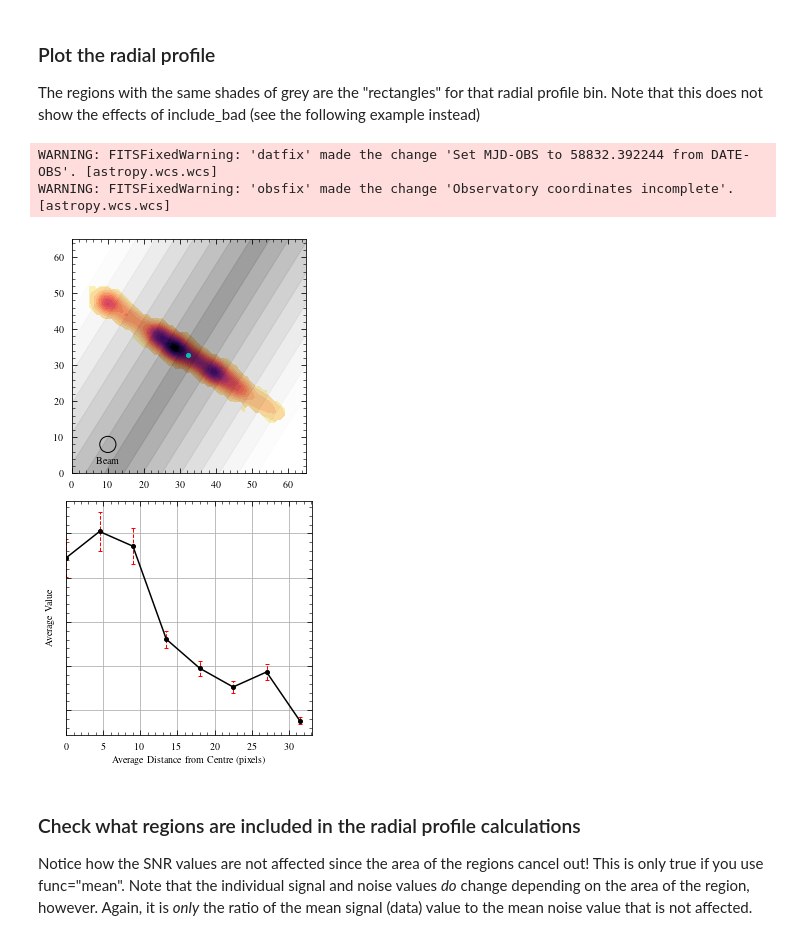
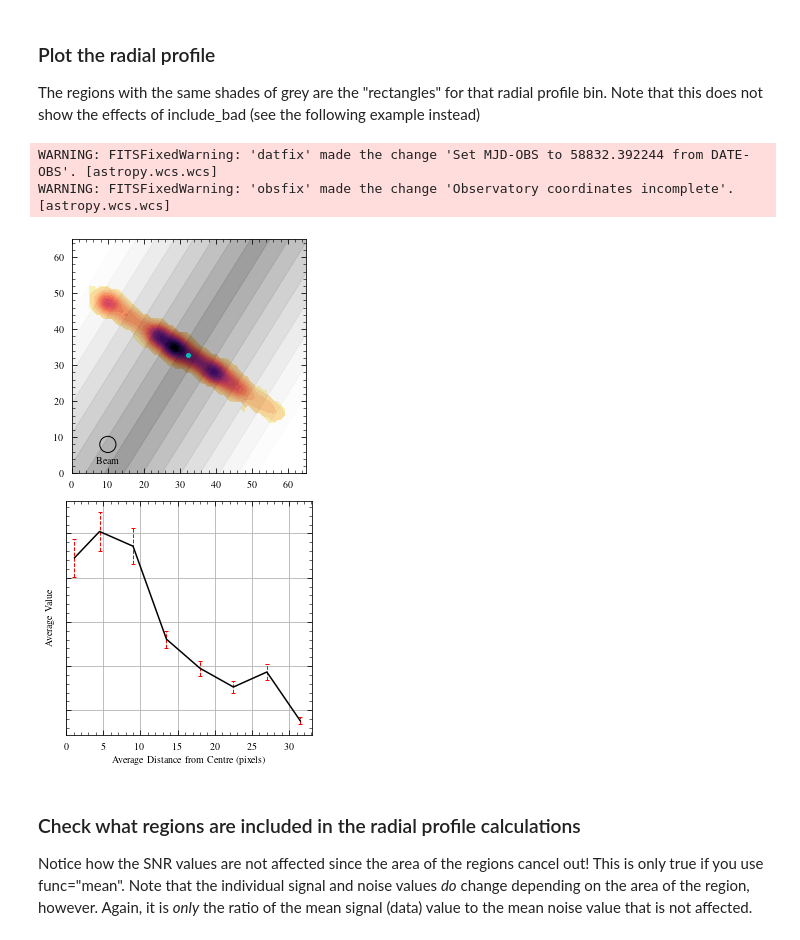
Before and after one commit to BearBearCodes/astro-utils, a Jupyter notebook: radial_profile/radial_profile_example.ipynb, the cells around one changed output. Cells and saved outputs as stored; diff of their text form; code cells hidden in the pictures.

```diff
--- a/radial_profile/radial_profile_example.ipynb
+++ b/radial_profile/radial_profile_example.ipynb
@@ -454,35 +465,35 @@ ellipse = Ellipse(
 ax1.add_patch(ellipse)
 xtxt, ytxt = (xbeam - 3.25, ybeam - 5.5)
 ax1.text(xtxt, ytxt, "Beam")
 ax1.grid(False)
 ax1.set_aspect("equal")
 ax1.set_xlim(0, data_co.shape[0])
 ax1.set_ylim(0, data_co.shape[1])
 #
 ax2 = fig.add_subplot(2, 1, 2)
 ebar2 = ax2.errorbar(
     x=NGC4222_rp.radii,
     y=NGC4222_rp.avg_data,
     yerr=NGC4222_rp.avg_data_err,     # uncertainty in the mean from bootstrapping
-    fmt="-o",
+    # yerr=NGC4222_rp.avg_noise,      # uncertainty calculated from noise map
     markersize=4,
     color="k",
     ecolor="r",
     elinewidth=1,
     capsize=2,
 )
 ebar2[-1][0].set_linestyle("--")
 ax2.set_xlabel("Average Distance from Centre (pixels)")
 ax2.set_ylabel("Average Value")
 ax2.set_xlim(left=0)
 ax2.set_yticklabels([])  # hide exact values
 #
 fig.tight_layout()
 plt.show()
 # %% [output]
 WARNING: FITSFixedWarning: 'datfix' made the change 'Set MJD-OBS to 58832.392244 from DATE-OBS'. [astropy.wcs.wcs]
 WARNING: FITSFixedWarning: 'obsfix' made the change 'Observatory coordinates incomplete'. [astropy.wcs.wcs]
-[figure, old version]
+[figure, new version]
 # %% [markdown]
 ### Check what regions are included in the radial profile calculations
 
```
Also changed, not shown: parts of 5 cells of this notebook, 2 other files.
